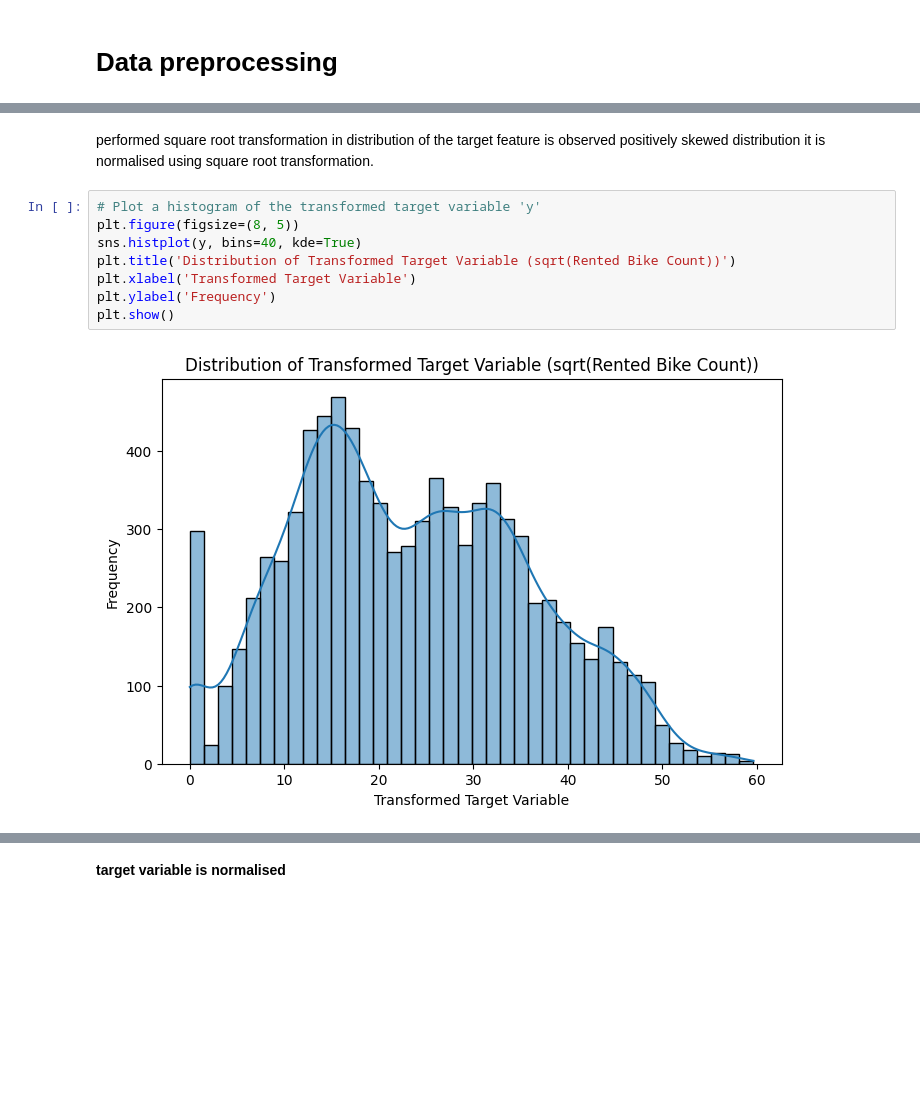
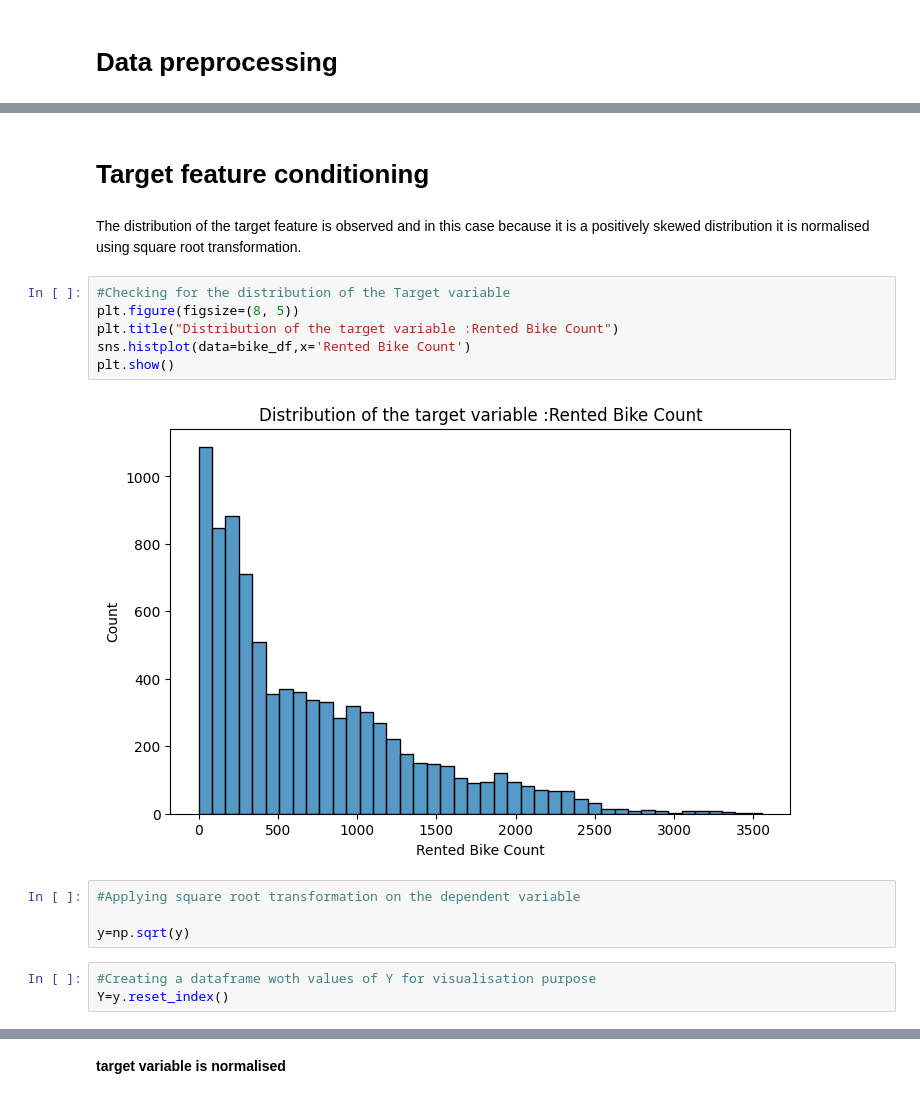
Before and after one commit to vijay313v/Bike_sharing, a Jupyter notebook: Bike_Sharing_Demand_Prediction_project_updated.ipynb, the cells around one changed output, grey strips where cells are left out. Drawn from its saved outputs; the diff is of its cells as text; blank space fills up the shorter version.

```diff
--- a/Bike_Sharing_Demand_Prediction_project_updated.ipynb
+++ b/Bike_Sharing_Demand_Prediction_project_updated.ipynb
@@ -596,12 +596,19 @@ Name: Rented Bike Count, dtype: float64
+# %% [markdown]
+# **Target feature conditioning**
 # %% [markdown]
-performed square root transformation in distribution of the target feature is observed positively skewed distribution it is normalised using square root transformation.
+The distribution of the target feature is observed and in this case because it is a positively skewed distribution it is normalised using square root transformation.
 # %%
-# Plot a histogram of the transformed target variable 'y'
+#Checking for the distribution of the Target variable
 plt.figure(figsize=(8, 5))
-sns.histplot(y, bins=40, kde=True)
-plt.title('Distribution of Transformed Target Variable (sqrt(Rented Bike Count))')
-plt.xlabel('Transformed Target Variable')
-plt.ylabel('Frequency')
+plt.title("Distribution of the target variable :Rented Bike Count")
+sns.histplot(data=bike_df,x='Rented Bike Count')
 plt.show()
 # %% [output]
-[figure, old version]
+[figure, new version]
+# %%
+#Applying square root transformation on the dependent variable
+
+y=np.sqrt(y)
+# %%
+#Creating a dataframe woth values of Y for visualisation purpose
+Y=y.reset_index()
```
Also changed, not shown: parts of 24 cells of this notebook.
